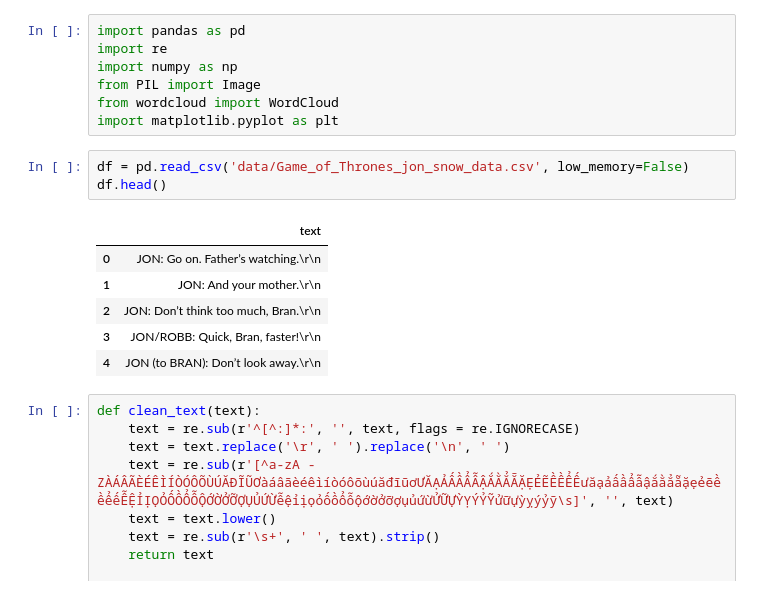
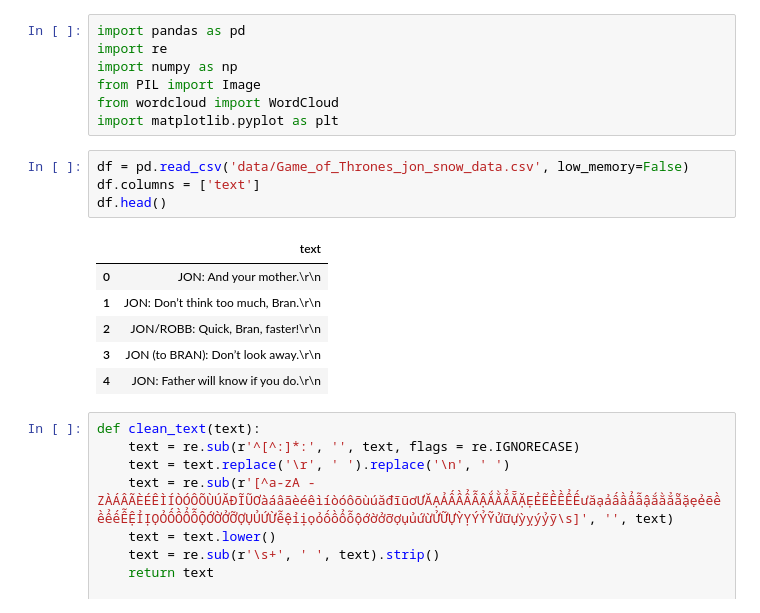
Before and after one commit to WibuNek0/AIO_Daily, a Jupyter notebook: Source Code/Day38.ipynb, the cells around one changed output. Saved outputs shown, nothing was run; the diff lists cells and outputs as text.

```diff
--- a/Source Code/Day38.ipynb
+++ b/Source Code/Day38.ipynb
@@ -7,14 +7,15 @@ from wordcloud import WordCloud
 import matplotlib.pyplot as plt
 # %%
 df = pd.read_csv('data/Game_of_Thrones_jon_snow_data.csv', low_memory=False)
+df.columns = ['text']
 df.head()
 # %% [output]
 |  | text |
-| 0 | JON: Go on. Father’s watching.\r\n |
-| 1 | JON: And your mother.\r\n |
-| 2 | JON: Don’t think too much, Bran.\r\n |
-| 3 | JON/ROBB: Quick, Bran, faster!\r\n |
-| 4 | JON (to BRAN): Don’t look away.\r\n |
+| 0 | JON: And your mother.\r\n |
+| 1 | JON: Don’t think too much, Bran.\r\n |
+| 2 | JON/ROBB: Quick, Bran, faster!\r\n |
+| 3 | JON (to BRAN): Don’t look away.\r\n |
+| 4 | JON: Father will know if you do.\r\n |
 # %%
 def clean_text(text):
     text = re.sub(r'^[^:]*:', '', text, flags = re.IGNORECASE)
```
Also changed, not shown: 2 other files.
